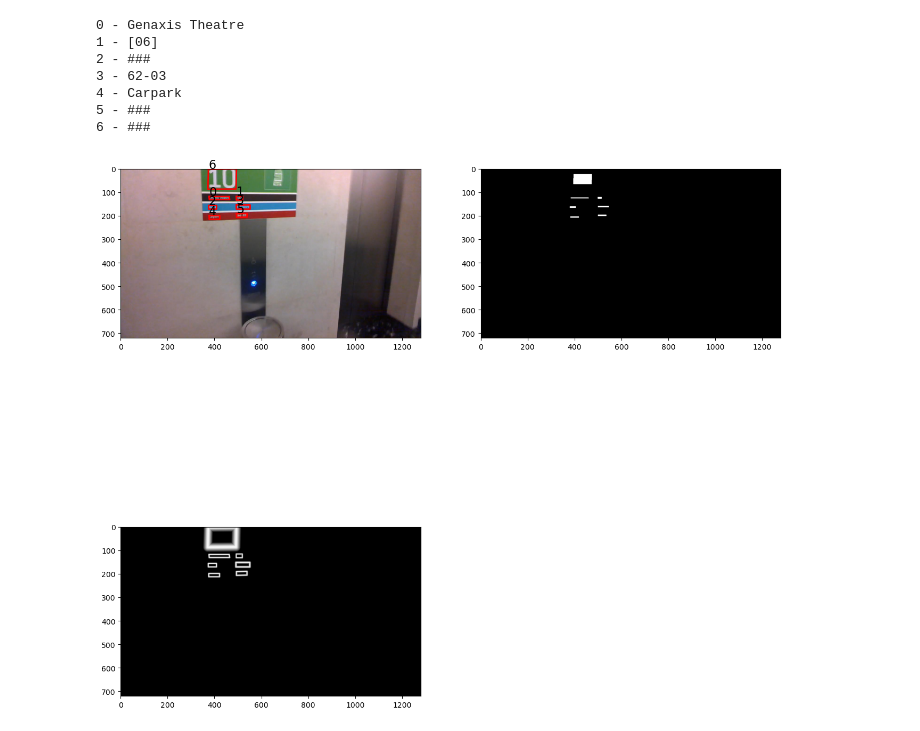
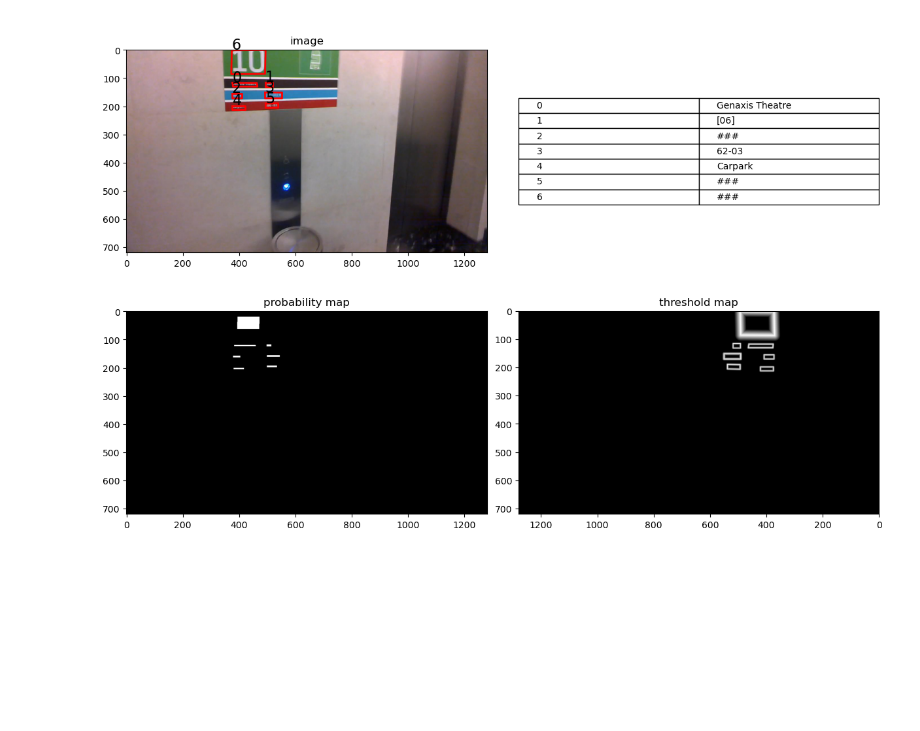
Before and after one commit to zachhendon/image-translator, a Jupyter notebook: image-recognition/train.ipynb, the cells around one changed output. Drawn from its saved outputs; the diff is of its cells as text; code cells hidden in the pictures; blank space fills up the shorter version.

Commit message:
fixed prob/thresh maps and improved plots

```diff
--- a/image-recognition/train.ipynb
+++ b/image-recognition/train.ipynb
@@ -40,7 +40,7 @@ def get_thresholds(distances, G, Gs, Gd, D, w, h):
             point = Point(x, y)
             if border.contains(point):
                 distance = get_dist_to_poly(G, point)
-                distances[x, y] = min(distances[x, y], np.clip(distance / D, 0, 1))
+                distances[x, y] = max(distances[x, y], 1 - np.clip(distance / D, 0, 1))
 # %%
 def get_polygons(point):
     G = Polygon(point[:-1].reshape(-1, 2))
@@ -50,7 +50,7 @@ def get_polygons(point):
     return G, Gs, Gd, D
 # %%
 def get_threshold_map(points, w, h):
-    threshold_map = np.ones((w, h), dtype=np.float32)
+    threshold_map = np.zeros((w, h), dtype=np.float32)
 
     for point in points:
         G, Gs, Gd, D = get_polygons(point)
@@ -58,7 +58,7 @@ def get_threshold_map(points, w, h):
     return threshold_map
 # %%
 def get_prob_map(polygons, w, h):
-    prob_map = np.ones((w, h), dtype=np.float32)
+    prob_map = np.zeros((w, h), dtype=np.float32)
 
     for poly in polygons:
         _, Gs, _, D = get_polygons(poly)
@@ -74,49 +74,50 @@ def get_prob_map(polygons, w, h):
 
                 point = Point(x, y)
                 if Gs.contains(point):
-                    prob_map[x, y] = 0
+                    prob_map[x, y] = 1
     return prob_map
 # %%
 dset = ICDR2015Dataset('data/icdr2015')
 # %%
 img, points = dset[0]
-
-fig, axs = plt.subplots(2, 2, figsize=(16, 16))
-fig.delaxes(axs[1][1])
 
 w, h = img.size
 prob_map = get_prob_map(points, w, h)
 threshold_map = get_threshold_map(points, w, h)
 
-x_lim, y_lim = prob_map.shape
 
-axs[0][0].imshow(img)
-axs[0][1].imshow(prob_map.T, cmap='Greys')
-axs[1][0].imshow(threshold_map.T, cmap='Greys')
+fig = plt.figure(layout='constrained', figsize=(12, 8))
+gs = fig.add_gridspec(2, 2)
+
+ax1 = fig.add_subplot(gs[0, 0])
+ax1.set_title('image')
+ax1.imshow(img)
+
+ax2 = fig.add_subplot(gs[0, 1])
+ax2.axis('off')
+content = [[str(i), points[i, -1]] for i in range(len(points))]
+ax2.table(content, loc='center', cellLoc='left')
+
+ax3 = fig.add_subplot(gs[1, 0])
+ax3.set_title('probability map')
+ax3.imshow(prob_map.T, cmap='gray')
+
+ax4 = fig.add_subplot(gs[1, 1])
+ax4.set_title('threshold map')
+ax4.imshow(threshold_map.T, cmap='gray')
+ax4.set_xlim(prob_map.shape[0], 0)
+ax4.set_ylim(prob_map.shape[1], 0)
+
 for i, point in enumerate(points):
     G, Gs, Gd, _ = get_polygons(point)
 
-    axs[0][0].plot(*G.exterior.xy, color='red', linewidth=2)
-    axs[0][0].text(point[0], point[1] - 3, i, fontsize=16)
-    # axs[1][0].plot(*G.exterior.xy, '-ro', linewidth=1, markersize=3)
-    # axs[1][0].plot(*Gs.exterior.xy, '--bo', linewidth=1, markersize=3)
-    # axs[1][0].plot(*Gd.exterior.xy, '--go', linewidth=1, markersize=3)
+    ax1.plot(*G.exterior.xy, color='red', linewidth=2)
+    ax1.text(point[0], point[1] - 3, i, fontsize=16)
 
-    print(f"{i} - {point[-1]}")
+    # ax4.plot(*G.exterior.xy, '-ro', linewidth=1, markersize=3)
+    # ax4.plot(*Gs.exterior.xy, '--bo', linewidth=1, markersize=3)
+    # ax4.plot(*Gd.exterior.xy, '--go', linewidth=1, markersize=3)
 
-axs[0][0].set_ybound(0, y_lim)
-axs[0][0].set_xbound(0, x_lim)
-axs[0][1].set_ybound(0, y_lim)
-axs[0][1].set_xbound(0, x_lim)
-axs[1][0].set_ybound(0, y_lim)
-axs[1][0].set_xbound(0, x_lim)
 plt.show()
 # %% [output]
-0 - Genaxis Theatre
-1 - [06]
-2 - ###
-3 - 62-03
-4 - Carpark
-5 - ###
-6 - ###
-[figure, old version]
+[figure, new version]
```
